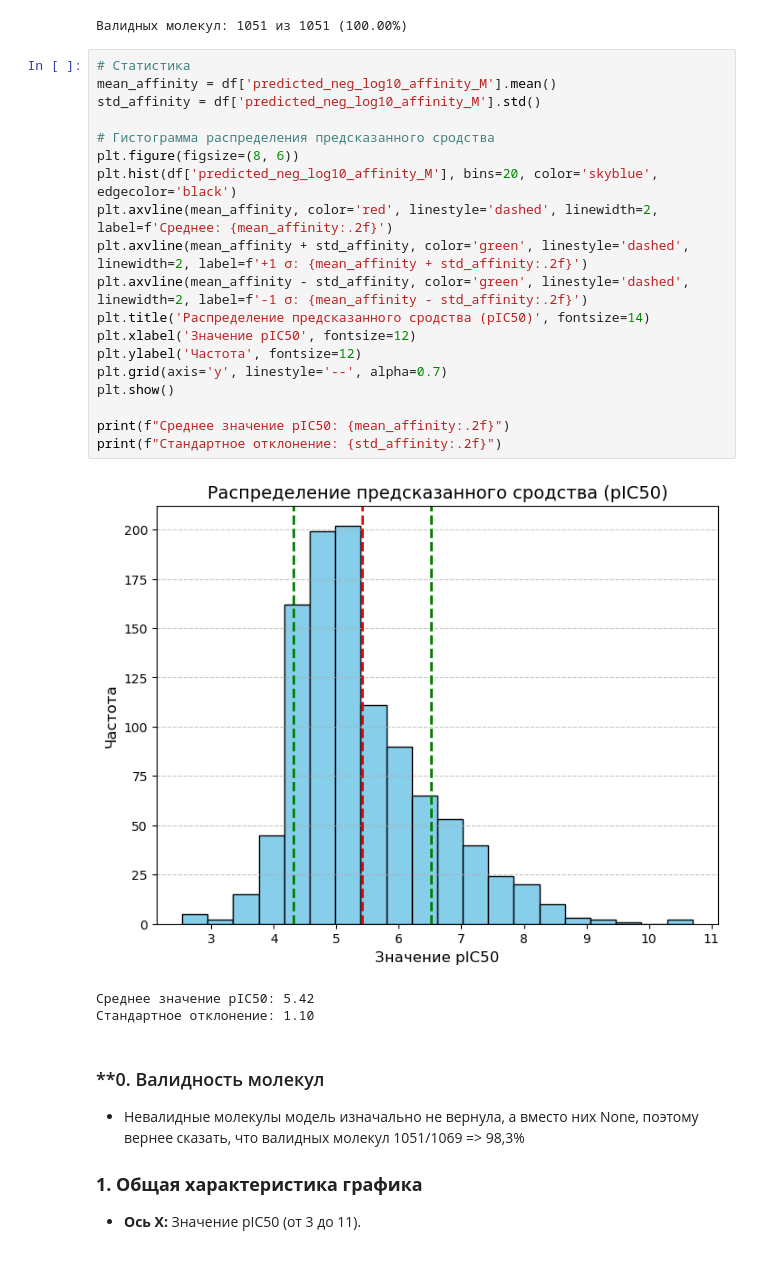
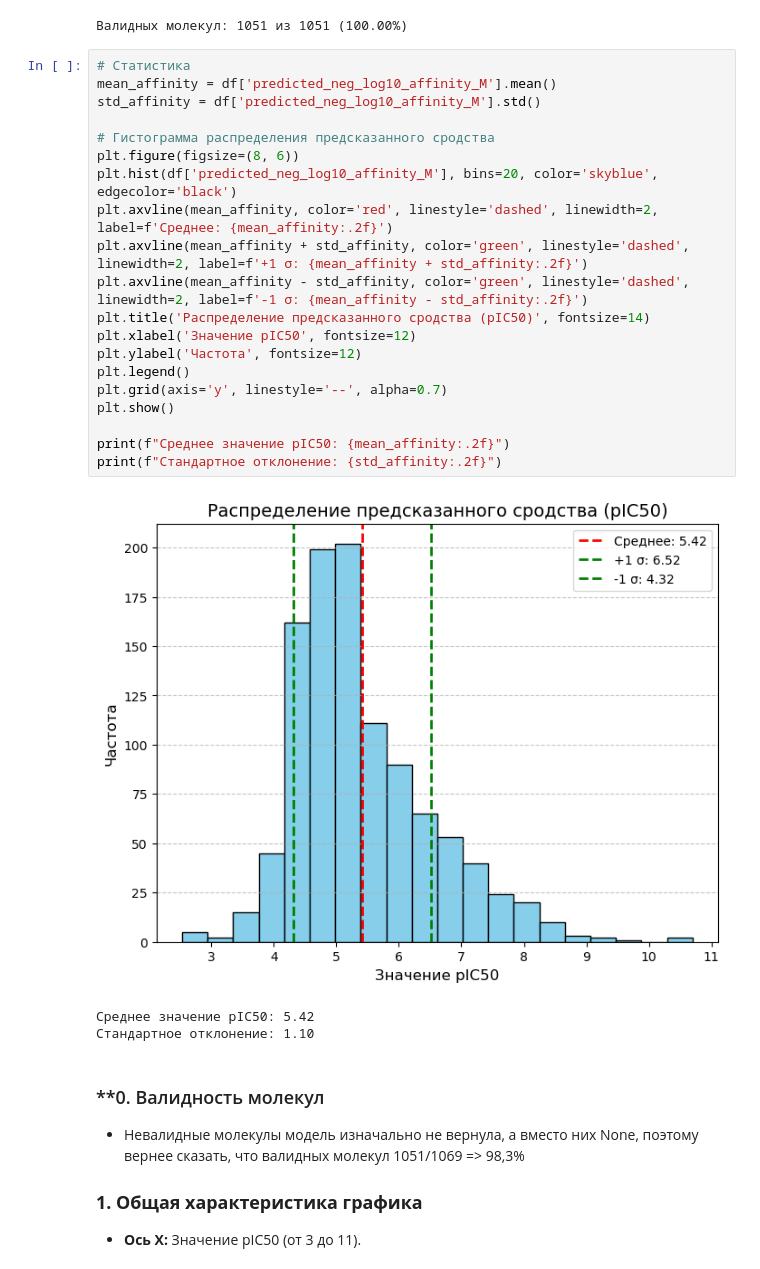
Before and after one commit to LisenKapusta/BioMol-Generator, a Jupyter notebook: data/analys/analys_bapulm_result.ipynb, the cells around one changed output. Drawn from its saved outputs; the diff is of its cells as text.

```diff
--- a/data/analys/analys_bapulm_result.ipynb
+++ b/data/analys/analys_bapulm_result.ipynb
@@ -42,24 +42,25 @@ print(f"Валидных молекул: {valid_count} из {total_count} ({vali
 # %%
 # Статистика
 mean_affinity = df['predicted_neg_log10_affinity_M'].mean()
 std_affinity = df['predicted_neg_log10_affinity_M'].std()
 
 # Гистограмма распределения предсказанного сродства
 plt.figure(figsize=(8, 6))
 plt.hist(df['predicted_neg_log10_affinity_M'], bins=20, color='skyblue', edgecolor='black')
 plt.axvline(mean_affinity, color='red', linestyle='dashed', linewidth=2, label=f'Среднее: {mean_affinity:.2f}')
 plt.axvline(mean_affinity + std_affinity, color='green', linestyle='dashed', linewidth=2, label=f'+1 σ: {mean_affinity + std_affinity:.2f}')
 plt.axvline(mean_affinity - std_affinity, color='green', linestyle='dashed', linewidth=2, label=f'-1 σ: {mean_affinity - std_affinity:.2f}')
 plt.title('Распределение предсказанного сродства (pIC50)', fontsize=14)
 plt.xlabel('Значение pIC50', fontsize=12)
 plt.ylabel('Частота', fontsize=12)
+plt.legend()
 plt.grid(axis='y', linestyle='--', alpha=0.7)
 plt.show()
 
 print(f"Среднее значение pIC50: {mean_affinity:.2f}")
 print(f"Стандартное отклонение: {std_affinity:.2f}")
 # %% [output]
-[figure, old version]
+[figure, new version]
 Среднее значение pIC50: 5.42
 Стандартное отклонение: 1.10
 # %% [markdown]
```
Also changed, not shown: parts of 5 cells of this notebook.
